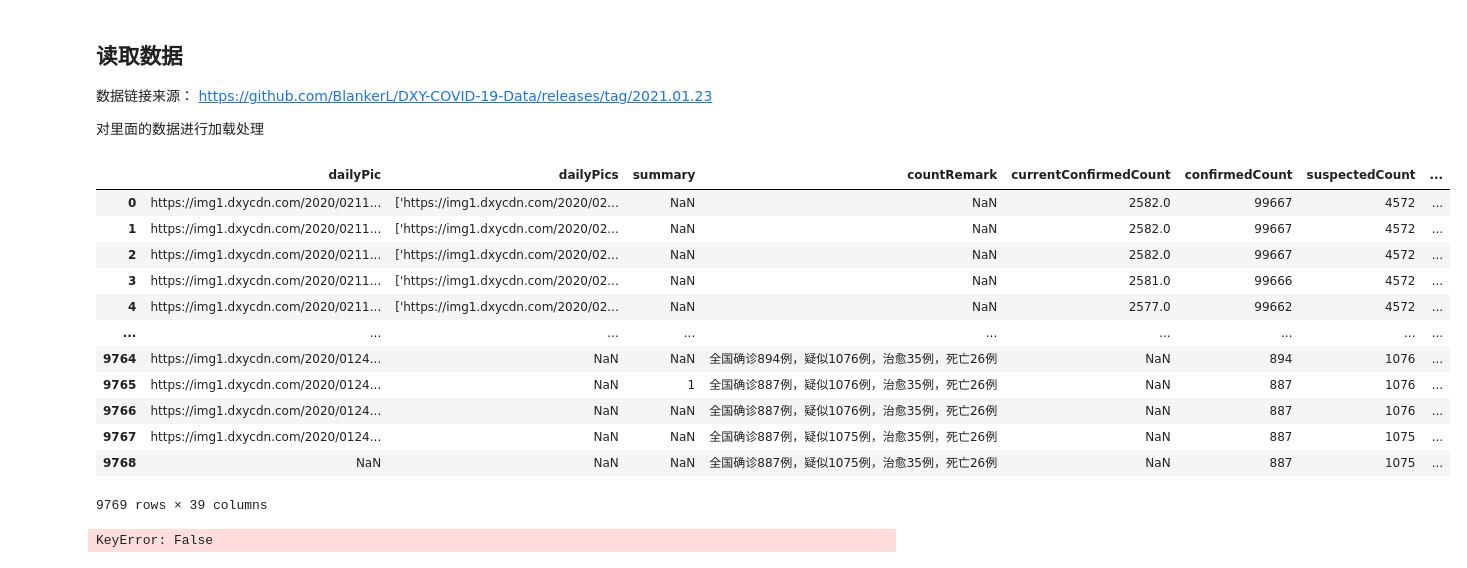
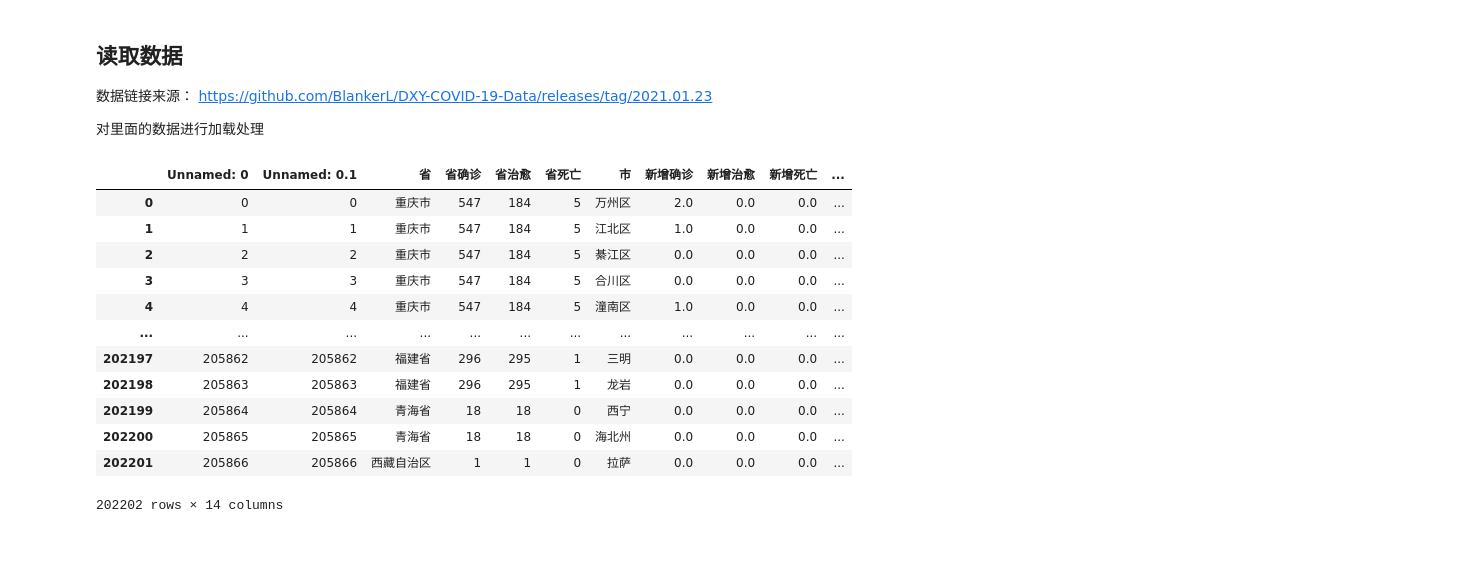
Before and after one commit to JunTheRipper/Social-Web-Mining, a Jupyter notebook: DXYDataHandler.ipynb, the cells around one changed output. Drawn from its saved outputs; the diff is of its cells as text; code cells hidden in the pictures.

```diff
--- a/DXYDataHandler.ipynb
+++ b/DXYDataHandler.ipynb
@@ -29,24 +29,19 @@ keyword
 对里面的数据进行加载处理
 # %%
 import pandas as pd
-a = pd.read_csv('Data/DXYData/DXYOverall.csv')
+a = pd.read_csv('Data/DXYData/DXYdata.csv')
 a
 # %% [output]
-|  | dailyPic | dailyPics | summary | countRemark | currentConfirmedCount | confirmedCount | suspectedCount | ... |
-| 0 | https://img1.dxycdn.com/2020/0211... | ['https://img1.dxycdn.com/2020/02... | NaN | NaN | 2582.0 | 99667 | 4572 | ... |
-| 1 | https://img1.dxycdn.com/2020/0211... | ['https://img1.dxycdn.com/2020/02... | NaN | NaN | 2582.0 | 99667 | 4572 | ... |
-| 2 | https://img1.dxycdn.com/2020/0211... | ['https://img1.dxycdn.com/2020/02... | NaN | NaN | 2582.0 | 99667 | 4572 | ... |
-| 3 | https://img1.dxycdn.com/2020/0211... | ['https://img1.dxycdn.com/2020/02... | NaN | NaN | 2581.0 | 99666 | 4572 | ... |
-| 4 | https://img1.dxycdn.com/2020/0211... | ['https://img1.dxycdn.com/2020/02... | NaN | NaN | 2577.0 | 99662 | 4572 | ... |
-| ... | ... | ... | ... | ... | ... | ... | ... | ... |
-| 9764 | https://img1.dxycdn.com/2020/0124... | NaN | NaN | 全国确诊894例，疑似1076例，治愈35例，死亡26例 | NaN | 894 | 1076 | ... |
-| 9765 | https://img1.dxycdn.com/2020/0124... | NaN | 1 | 全国确诊887例，疑似1076例，治愈35例，死亡26例 | NaN | 887 | 1076 | ... |
-| 9766 | https://img1.dxycdn.com/2020/0124... | NaN | NaN | 全国确诊887例，疑似1076例，治愈35例，死亡26例 | NaN | 887 | 1076 | ... |
-| 9767 | https://img1.dxycdn.com/2020/0124... | NaN | NaN | 全国确诊887例，疑似1075例，治愈35例，死亡26例 | NaN | 887 | 1075 | ... |
-| 9768 | NaN | NaN | NaN | 全国确诊887例，疑似1075例，治愈35例，死亡26例 | NaN | 887 | 1075 | ... |
+|  | Unnamed: 0 | Unnamed: 0.1 | 省 | 省确诊 | 省治愈 | 省死亡 | 市 | 新增确诊 | 新增治愈 | 新增死亡 | ... |
+| 0 | 0 | 0 | 重庆市 | 547 | 184 | 5 | 万州区 | 2.0 | 0.0 | 0.0 | ... |
+| 1 | 1 | 1 | 重庆市 | 547 | 184 | 5 | 江北区 | 1.0 | 0.0 | 0.0 | ... |
+| 2 | 2 | 2 | 重庆市 | 547 | 184 | 5 | 綦江区 | 0.0 | 0.0 | 0.0 | ... |
+| 3 | 3 | 3 | 重庆市 | 547 | 184 | 5 | 合川区 | 0.0 | 0.0 | 0.0 | ... |
+| 4 | 4 | 4 | 重庆市 | 547 | 184 | 5 | 潼南区 | 1.0 | 0.0 | 0.0 | ... |
+| ... | ... | ... | ... | ... | ... | ... | ... | ... | ... | ... | ... |
+| 202197 | 205862 | 205862 | 福建省 | 296 | 295 | 1 | 三明 | 0.0 | 0.0 | 0.0 | ... |
+| 202198 | 205863 | 205863 | 福建省 | 296 | 295 | 1 | 龙岩 | 0.0 | 0.0 | 0.0 | ... |
+| 202199 | 205864 | 205864 | 青海省 | 18 | 18 | 0 | 西宁 | 0.0 | 0.0 | 0.0 | ... |
+| 202200 | 205865 | 205865 | 青海省 | 18 | 18 | 0 | 海北州 | 0.0 | 0.0 | 0.0 | ... |
+| 202201 | 205866 | 205866 | 西藏自治区 | 1 | 1 | 0 | 拉萨 | 0.0 | 0.0 | 0.0 | ... |
-9769 rows × 39 columns
+202202 rows × 14 columns
-# %%
-a['countryName'== '中国']
-a
-# %% [output]
-KeyError: False
```
Also changed, not shown: parts of 4 cells of this notebook, 53 other files.
